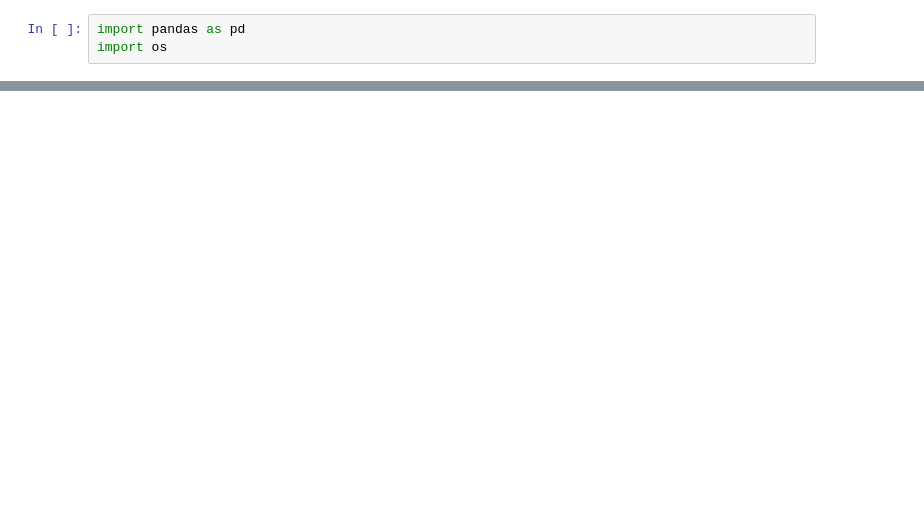
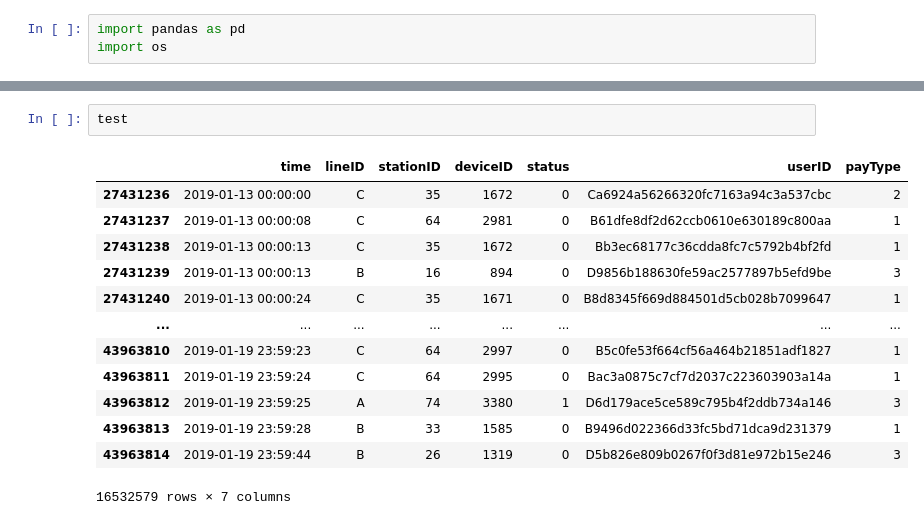
Before and after one commit to quiquecueto/TFM-Intelligent-Systems, a Jupyter notebook: TFM_project.ipynb, the cells around one changed output, grey strips where cells are left out. Saved outputs shown, nothing was run; the diff lists cells and outputs as text; blank space fills up the shorter version.

```diff
--- a/TFM_project.ipynb
+++ b/TFM_project.ipynb
@@ -67,0 +121,16 @@ data.head(10)
+# %%
+test
+# %% [output]
+|  | time | lineID | stationID | deviceID | status | userID | payType |
+| 27431236 | 2019-01-13 00:00:00 | C | 35 | 1672 | 0 | Ca6924a56266320fc7163a94c3a537cbc | 2 |
+| 27431237 | 2019-01-13 00:00:08 | C | 64 | 2981 | 0 | B61dfe8df2d62ccb0610e630189c800aa | 1 |
+| 27431238 | 2019-01-13 00:00:13 | C | 35 | 1672 | 0 | Bb3ec68177c36cdda8fc7c5792b4bf2fd | 1 |
+| 27431239 | 2019-01-13 00:00:13 | B | 16 | 894 | 0 | D9856b188630fe59ac2577897b5efd9be | 3 |
+| 27431240 | 2019-01-13 00:00:24 | C | 35 | 1671 | 0 | B8d8345f669d884501d5cb028b7099647 | 1 |
+| ... | ... | ... | ... | ... | ... | ... | ... |
+| 43963810 | 2019-01-19 23:59:23 | C | 64 | 2997 | 0 | B5c0fe53f664cf56a464b21851adf1827 | 1 |
+| 43963811 | 2019-01-19 23:59:24 | C | 64 | 2995 | 0 | Bac3a0875c7cf7d2037c223603903a14a | 1 |
+| 43963812 | 2019-01-19 23:59:25 | A | 74 | 3380 | 1 | D6d179ace5ce589c795b4f2ddb734a146 | 3 |
+| 43963813 | 2019-01-19 23:59:28 | B | 33 | 1585 | 0 | B9496d022366d33fc5bd71dca9d231379 | 1 |
+| 43963814 | 2019-01-19 23:59:44 | B | 26 | 1319 | 0 | D5b826e809b0267f0f3d81e972b15e246 | 3 |
+16532579 rows × 7 columns
```
Also changed, not shown: parts of 19 cells of this notebook.
